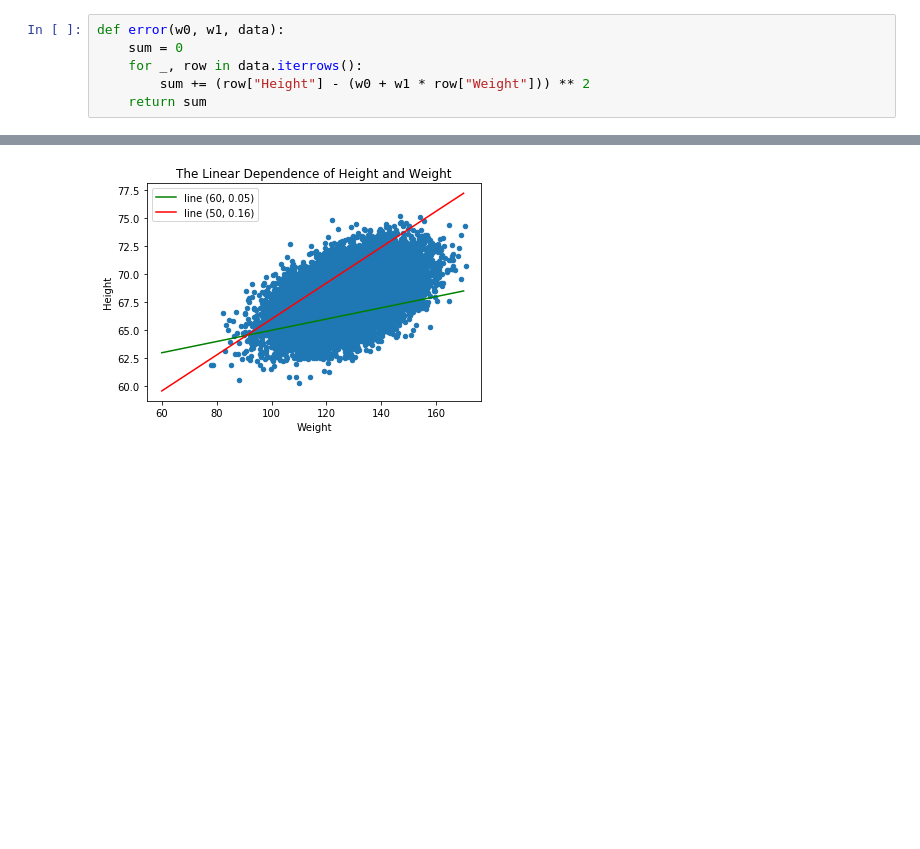
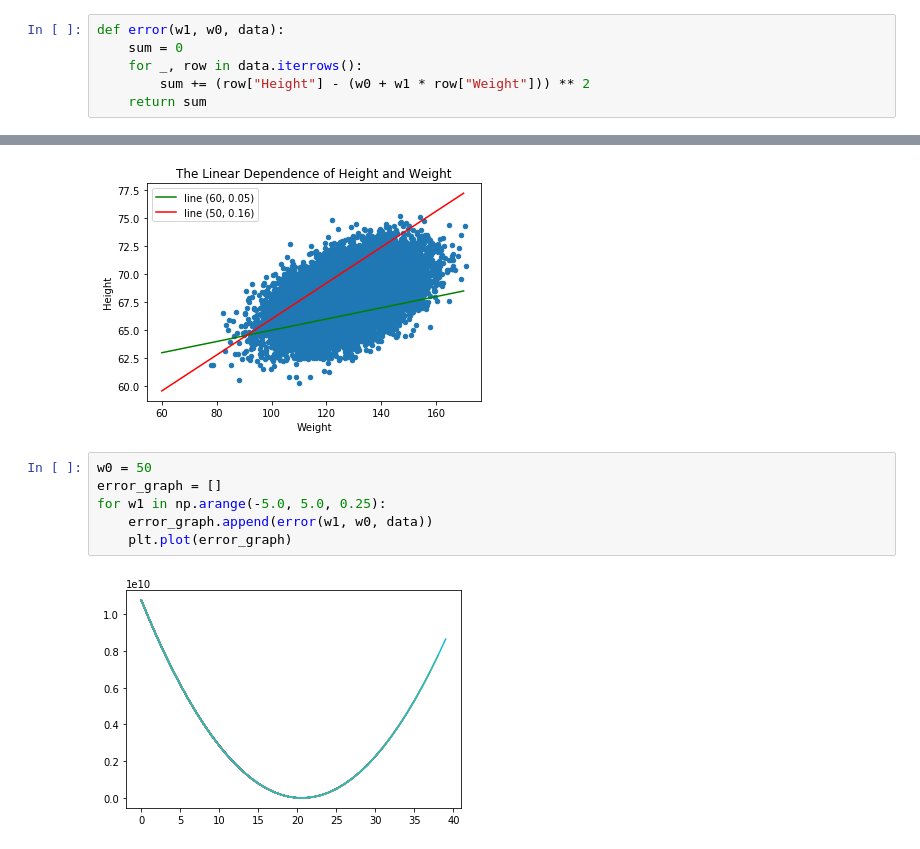
Before and after one commit to ibarchakov/MIPT-Yandex, a Jupyter notebook: [3] Linear Models/linear_regression.ipynb, the cells around one changed output, grey strips where cells are left out. Drawn from its saved outputs; the diff is of its cells as text; blank space fills up the shorter version.

```diff
--- a/[3] Linear Models/linear_regression.ipynb
+++ b/[3] Linear Models/linear_regression.ipynb
@@ -74,7 +77,7 @@ data.plot.scatter(x="Weight", y="Height", title="The Linear Dependence of Height
 <matplotlib.axes._subplots.AxesSubplot at 0x...>
 [figure]
 # %%
-def error(w0, w1, data):
+def error(w1, w0, data):
     sum = 0
     for _, row in data.iterrows():
         sum += (row["Height"] - (w0 + w1 * row["Weight"])) ** 2
@@ -94,3 +97,11 @@ plt.legend(("line (60, 0.05)", "line (50, 0.16)"))
 # %% [output]
 <matplotlib.legend.Legend at 0x...>
 [figure]
+# %%
+w0 = 50
+error_graph = []
+for w1 in np.arange(-5.0, 5.0, 0.25):
+    error_graph.append(error(w1, w0, data))
+    plt.plot(error_graph)
+# %% [output]
+[figure, added]
```
Also changed, not shown: parts of 7 cells of this notebook.
